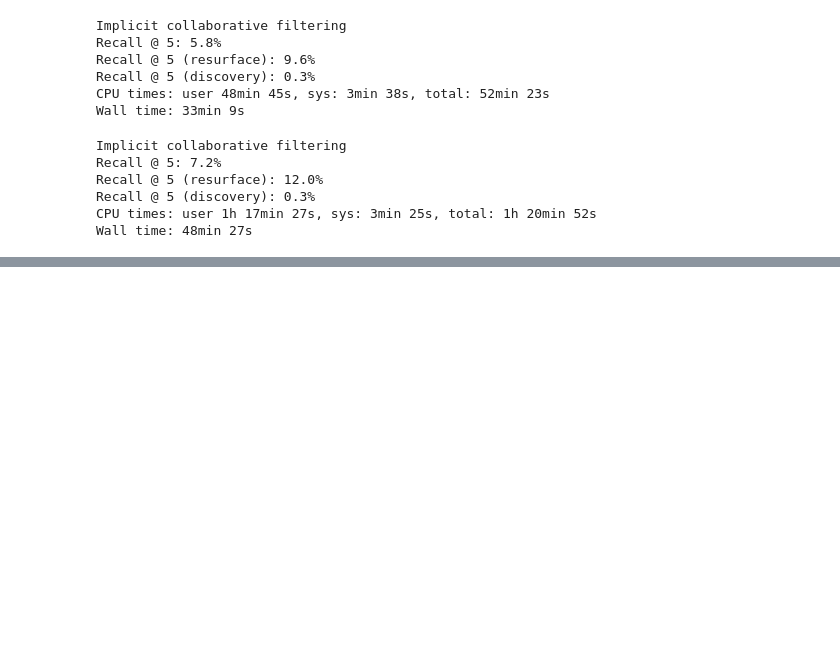
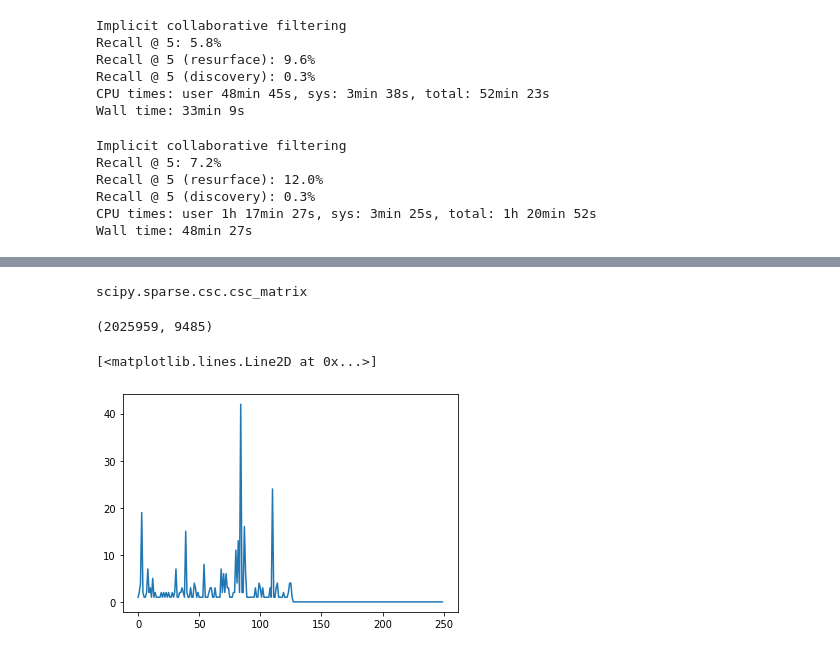
Before and after one commit to drsaunders/wikirecs, a Jupyter notebook: WikiRecs.ipynb, the cells around one changed output, grey strips where cells are left out. Drawn from its saved outputs; the diff is of its cells as text; code cells hidden in the pictures; blank space fills up the shorter version.

```diff
--- a/WikiRecs.ipynb
+++ b/WikiRecs.ipynb
@@ -942,0 +1193,14 @@ param_grid = ParamGridBuilder() \
+# %%
+f = np.array(d)
+
+# f = np.nan_to_num(f)
+
+f[f==1] = np.nan
+f[f==0] = np.nan
+# %%
+m = np.nanmean(f,axis=0)
+s = np.nanstd(f,axis=0)
+
+f = f-m
+
+f = f/s
@@ -942,0 +1255,2 @@ param_grid = ParamGridBuilder() \
+# %%
+order = np.argsort(f[:,j])[::-1]
@@ -942,0 +1281,7 @@ param_grid = ParamGridBuilder() \
+# %%
+for j in range(50):
+    p = recent_pages[j]
+    print(p2t[p])
+    order = np.argsort(f[:,j])[::-1]
+    for o in order[:10]:
+        print("   {} ({})".format(i2t[o],f[o,j]))
@@ -942,0 +1393,13 @@ param_grid = ParamGridBuilder() \
+# %%
+type(implicit_matrix)
+# %% [output]
+scipy.sparse.csc.csc_matrix
+# %%
+implicit_matrix.shape
+# %% [output]
+(2025959, 9485)
+# %%
+plt.plot(implicit_matrix[order, n2i['DoctorWho42']].A.squeeze()[:250])
+# %% [output]
+[<matplotlib.lines.Line2D at 0x...>]
+[figure, added]
```
Also changed, not shown: parts of 202 cells of this notebook, 8 other files.
